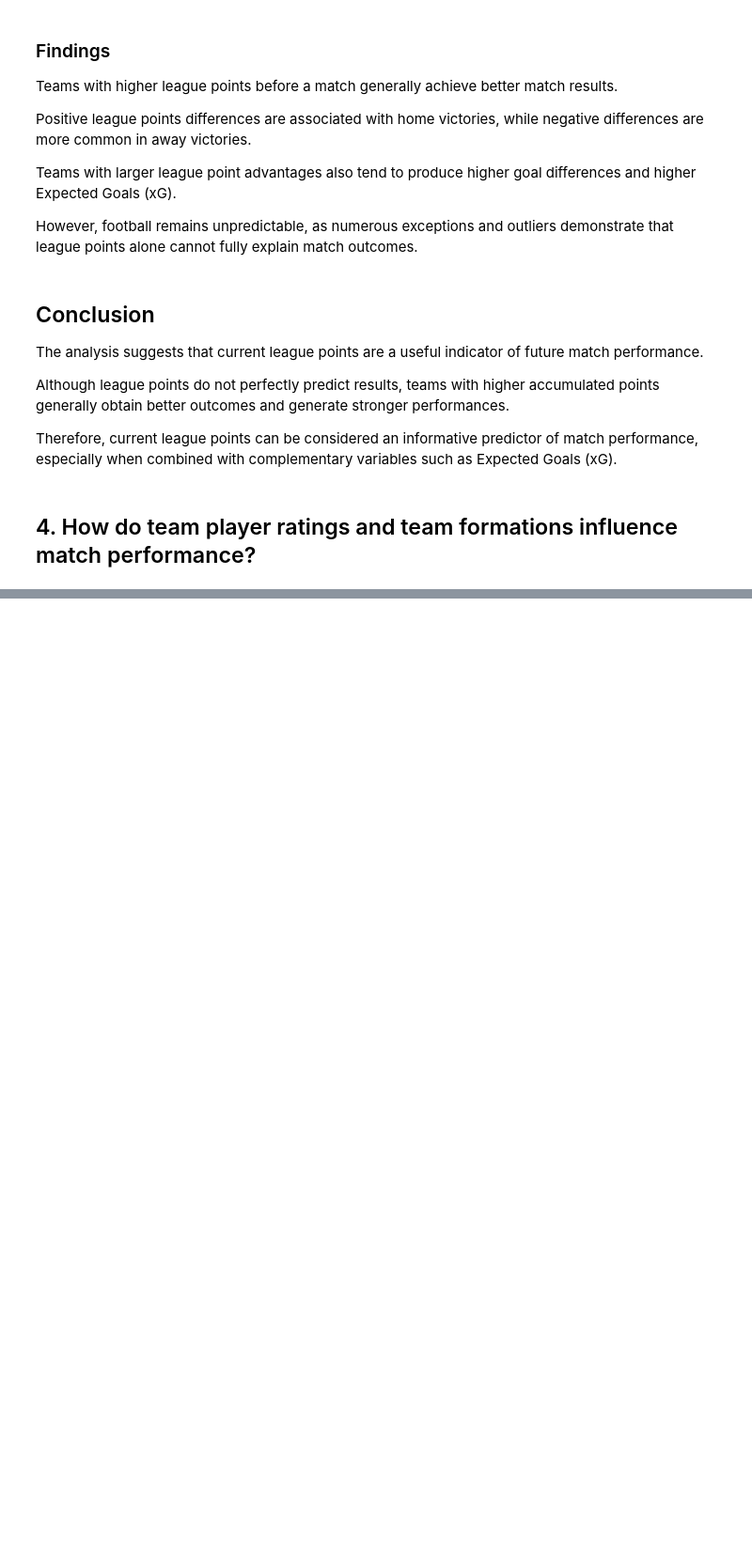
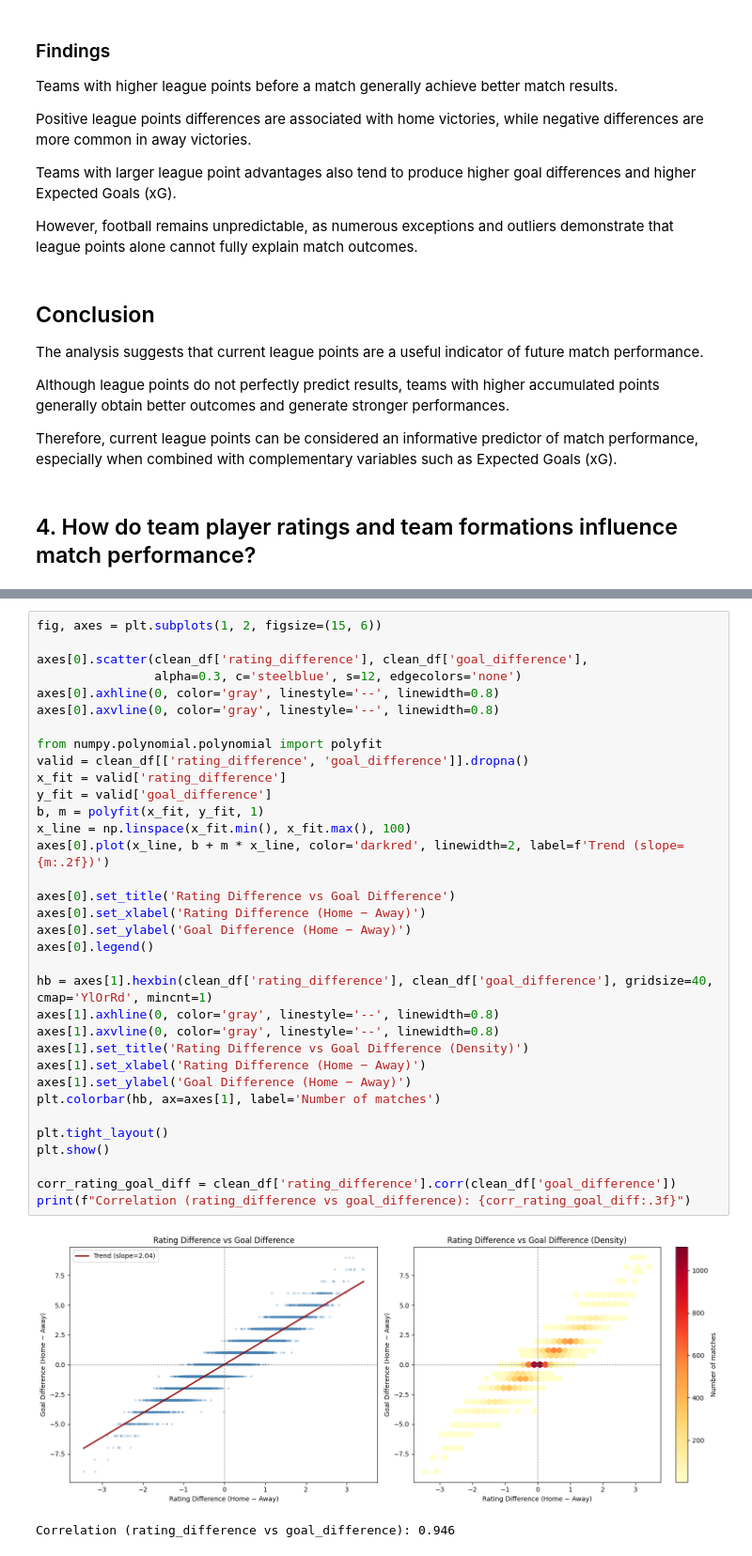
Before and after one commit to magrimuc/prj-2-eda-sql-football-matches-statistics, a Jupyter notebook: Ultimate_Master_notebook.ipynb, the cells around one changed output, grey strips where cells are left out. Shown at 94% size. Saved outputs shown, nothing was run; the diff lists cells and outputs as text; blank space fills up the shorter version.

```diff
--- a/Ultimate_Master_notebook.ipynb
+++ b/Ultimate_Master_notebook.ipynb
@@ -1642,0 +1664,37 @@ Team player ratings are a strong predictor of match performance, but weak on xG
+# %%
+fig, axes = plt.subplots(1, 2, figsize=(15, 6))
+
+axes[0].scatter(clean_df['rating_difference'], clean_df['goal_difference'],
+                alpha=0.3, c='steelblue', s=12, edgecolors='none')
+axes[0].axhline(0, color='gray', linestyle='--', linewidth=0.8)
+axes[0].axvline(0, color='gray', linestyle='--', linewidth=0.8)
+
+from numpy.polynomial.polynomial import polyfit
+valid = clean_df[['rating_difference', 'goal_difference']].dropna()
+x_fit = valid['rating_difference']
+y_fit = valid['goal_difference']
+b, m = polyfit(x_fit, y_fit, 1)
+x_line = np.linspace(x_fit.min(), x_fit.max(), 100)
+axes[0].plot(x_line, b + m * x_line, color='darkred', linewidth=2, label=f'Trend (slope={m:.2f})')
+
+axes[0].set_title('Rating Difference vs Goal Difference')
+axes[0].set_xlabel('Rating Difference (Home − Away)')
+axes[0].set_ylabel('Goal Difference (Home − Away)')
+axes[0].legend()
+
+hb = axes[1].hexbin(clean_df['rating_difference'], clean_df['goal_difference'], gridsize=40, cmap='YlOrRd', mincnt=1)
+axes[1].axhline(0, color='gray', linestyle='--', linewidth=0.8)
+axes[1].axvline(0, color='gray', linestyle='--', linewidth=0.8)
+axes[1].set_title('Rating Difference vs Goal Difference (Density)')
+axes[1].set_xlabel('Rating Difference (Home − Away)')
+axes[1].set_ylabel('Goal Difference (Home − Away)')
+plt.colorbar(hb, ax=axes[1], label='Number of matches')
+
+plt.tight_layout()
+plt.show()
+
+corr_rating_goal_diff = clean_df['rating_difference'].corr(clean_df['goal_difference'])
+print(f"Correlation (rating_difference vs goal_difference): {corr_rating_goal_diff:.3f}")
+# %% [output]
+[figure, added]
+Correlation (rating_difference vs goal_difference): 0.946
```
Also changed, not shown: parts of 16 cells of this notebook.
